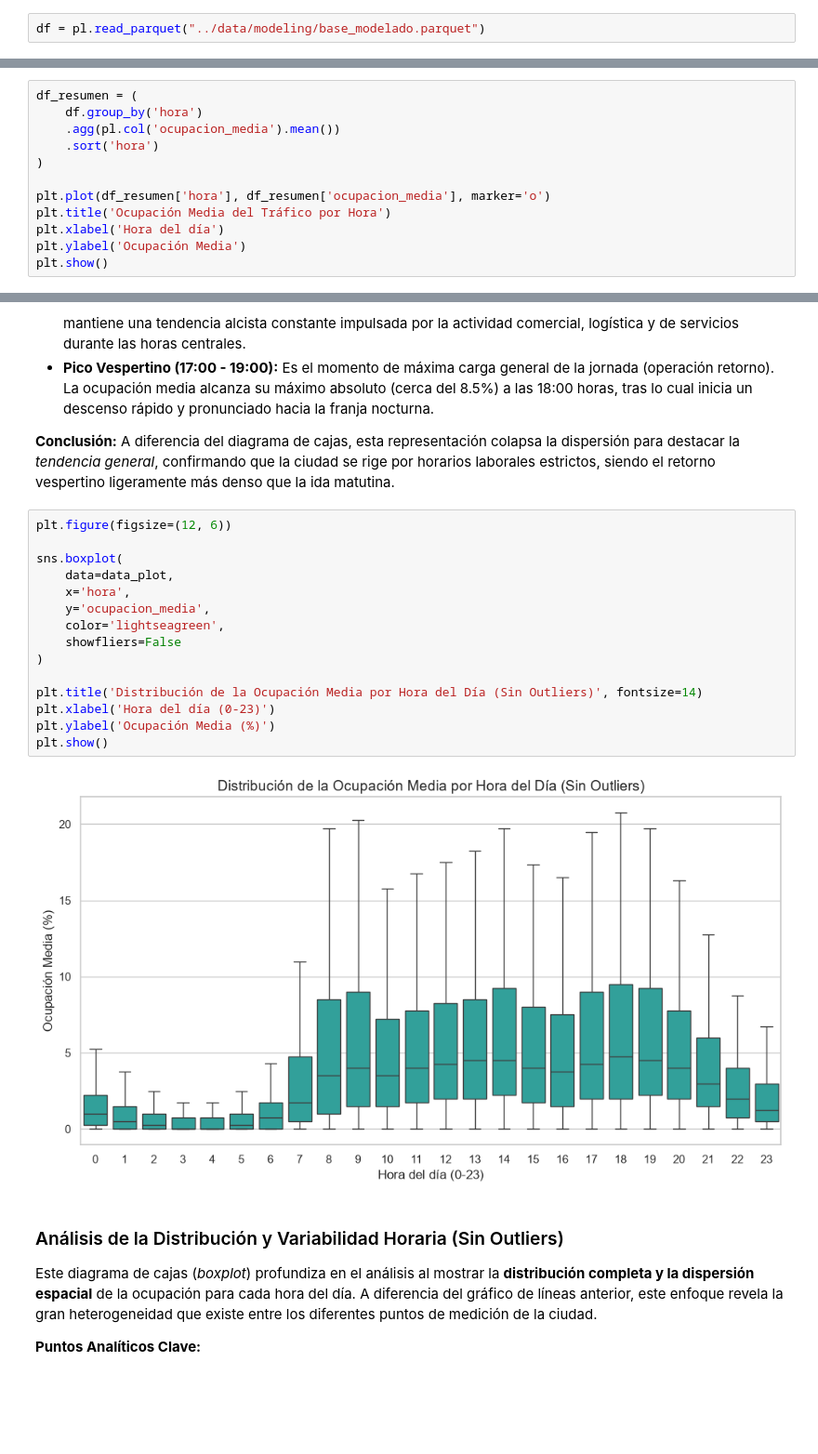
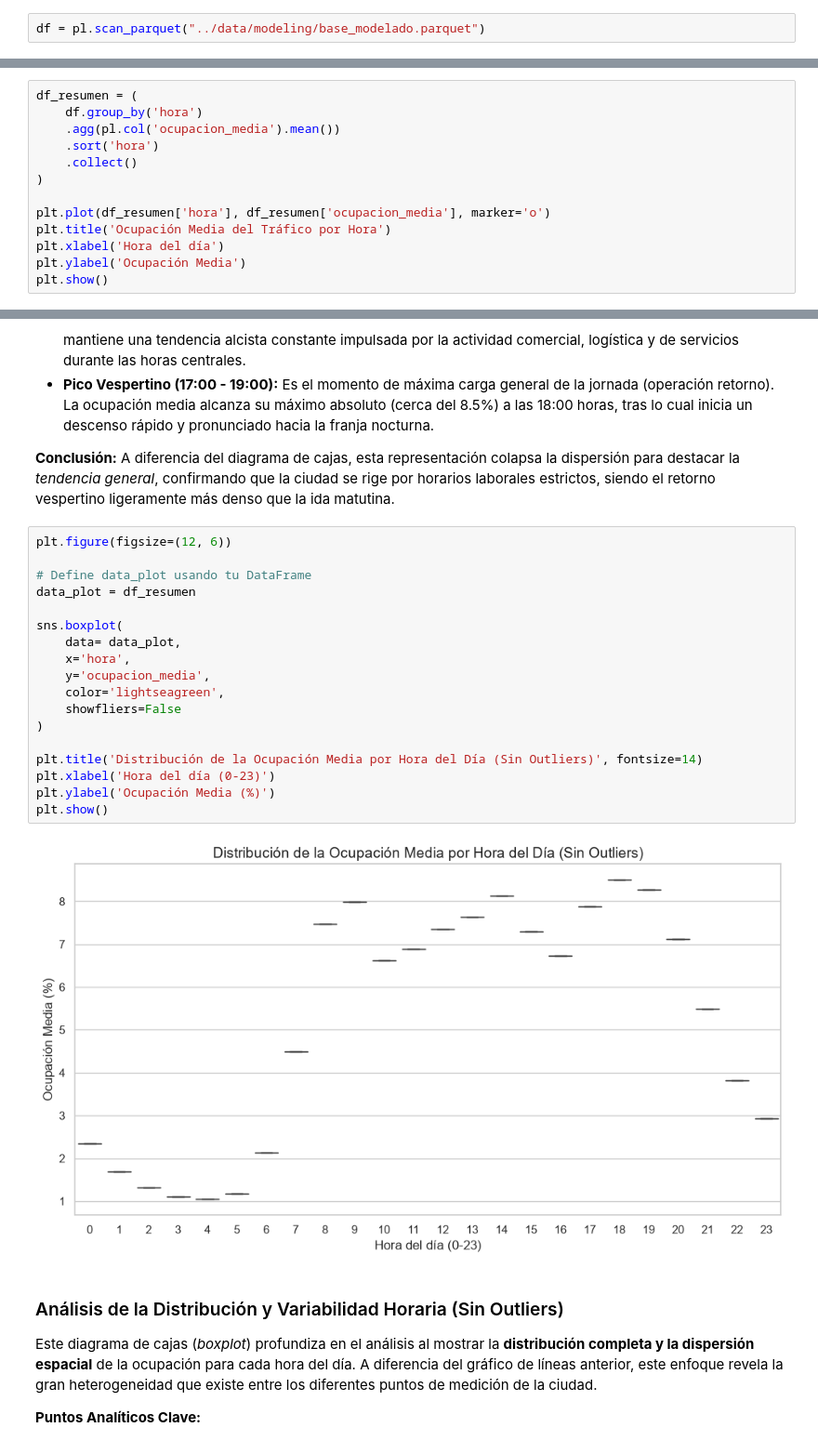
Before and after one commit to Bootcamp-DA-P2/Inteligencia-de-movilidad-urbana-de-Madrid, a Jupyter notebook: notebooks/03_eda_analisis_bivariado.ipynb, the cells around one changed output, grey strips where cells are left out. Shown at 93% size. Cells and saved outputs as stored; diff of their text form; blank space fills up the shorter version.

Commit message:
feat: file reading changes to scan

```diff
--- a/notebooks/03_eda_analisis_bivariado.ipynb
+++ b/notebooks/03_eda_analisis_bivariado.ipynb
@@ -10,3 +26,3 @@ plt.rcParams['figure.figsize'] = (10, 6)
 # %%
-df = pl.read_parquet("../data/modeling/base_modelado.parquet")
+df = pl.scan_parquet("../data/modeling/base_modelado.parquet")
 # %%
@@ -66,6 +82,7 @@ df_resumen = (
     df.group_by('hora')
     .agg(pl.col('ocupacion_media').mean())
     .sort('hora')
+    .collect()
 )
 
 plt.plot(df_resumen['hora'], df_resumen['ocupacion_media'], marker='o')
@@ -91,20 +108,23 @@ Este gráfico de líneas ilustra la **evolución de la ocupación media del trá
 # %%
 plt.figure(figsize=(12, 6))
 
+# Define data_plot usando tu DataFrame
+data_plot = df_resumen
+
 sns.boxplot(
-    data=data_plot,
+    data= data_plot,
     x='hora',
     y='ocupacion_media',
     color='lightseagreen',
     showfliers=False
 )
 
 plt.title('Distribución de la Ocupación Media por Hora del Día (Sin Outliers)', fontsize=14)
 plt.xlabel('Hora del día (0-23)')
 plt.ylabel('Ocupación Media (%)')
 plt.show()
 # %% [output]
-[figure, old version]
+[figure, new version]
 # %% [markdown]
 ### Análisis de la Distribución y Variabilidad Horaria (Sin Outliers)
 
```
Also changed, not shown: parts of 7 cells of this notebook, 4 other files.
